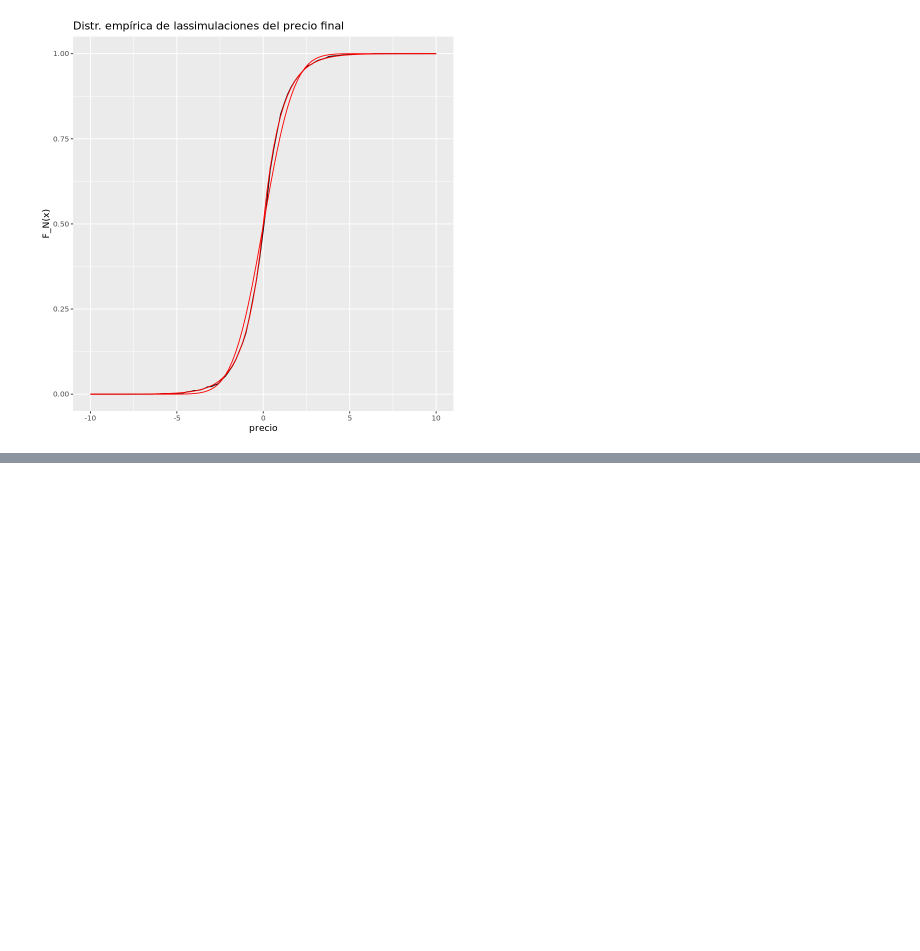
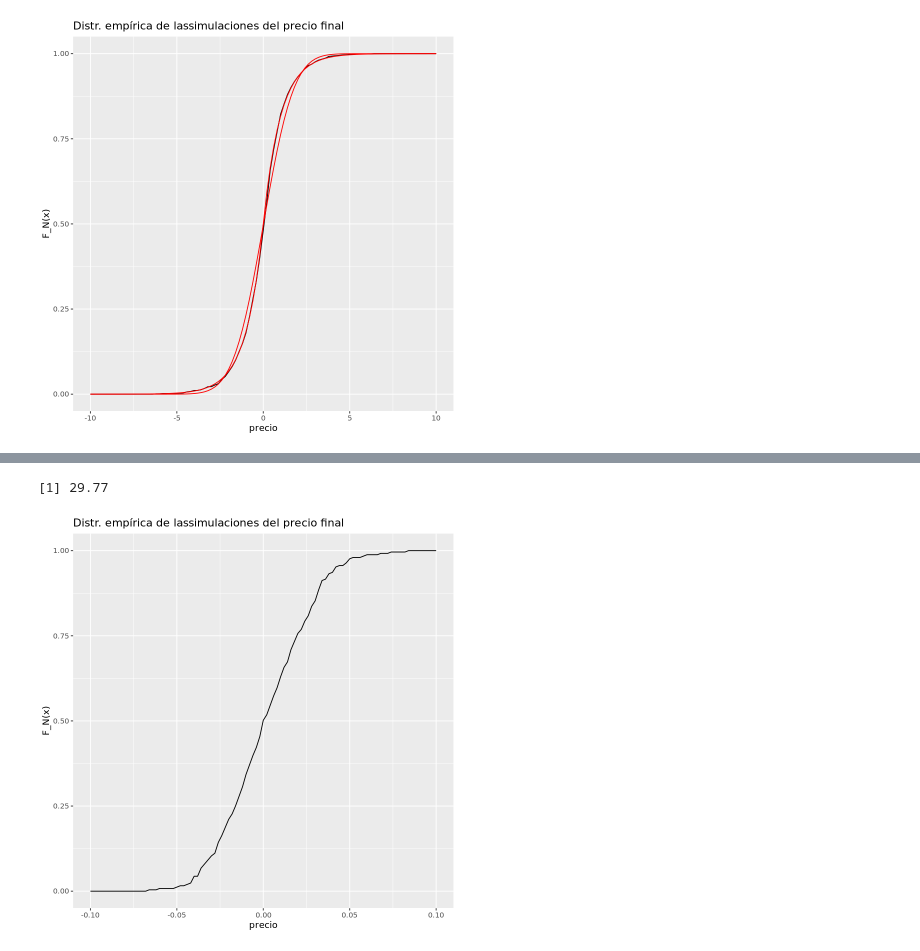
Before and after one commit to cesar-trader/simul_tarea2, a Jupyter notebook: tarea3pregunta1.ipynb, the cells around one changed output, grey strips where cells are left out. Drawn from its saved outputs; the diff is of its cells as text; code cells hidden in the pictures; blank space fills up the shorter version.

```diff
--- a/tarea3pregunta1.ipynb
+++ b/tarea3pregunta1.ipynb
@@ -171,0 +181,3 @@ pfin5
+# %%
+data = read_excel("data_independiente.xlsx")
+data = as.data.frame(data)
@@ -171,0 +257,2 @@ pfin5
+# %%
+stock_data = read.csv("prices4stocks.csv", sep=",")
@@ -171,0 +276,3 @@ pfin5
+# %%
+largo=length(stock_data$A)
+largo
@@ -171,0 +293,11 @@ pfin5
+# %%
+stock_data$A[1]
+# %% [output]
+[1] 29.77
+# %%
+for (i in 1:largo){
+    logA[i] = log(stock_data$A[i+1]/stock_data$A[i])
+    logB[i] = log(stock_data$B[i+1]/stock_data$B[i])
+    logC[i] = log(stock_data$C[i+1]/stock_data$C[i])
+    logD[i] = log(stock_data$D[i+1]/stock_data$D[i])
+    }
@@ -171,0 +319,8 @@ pfin5
+# %%
+plotA = ggplot(data.frame(logA),aes(logA))+geom_function(fun=ecdf(logA))+
+         xlim(-0.1,0.1)+
+         labs(x="precio",y="F_N(x)",
+              title=paste0("Distr. empírica de lassimulaciones del precio final"))
+plotA
+# %% [output]
+[figure, added]
```
Also changed, not shown: parts of 42 cells of this notebook.
